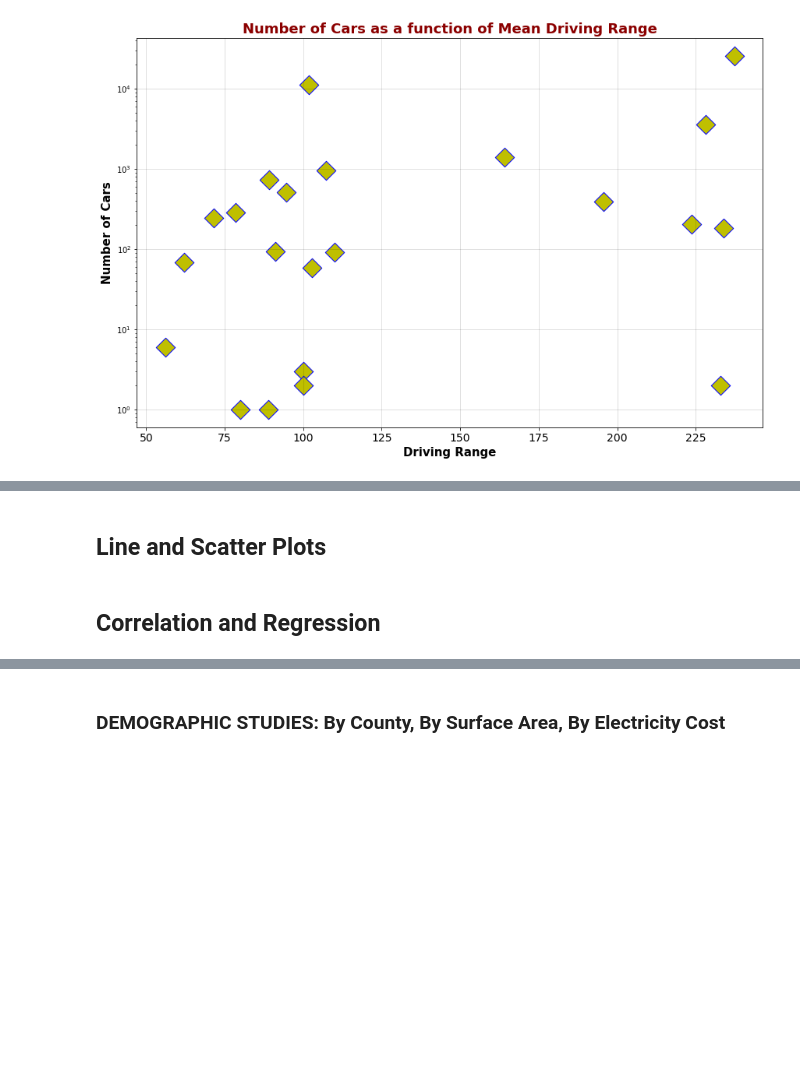
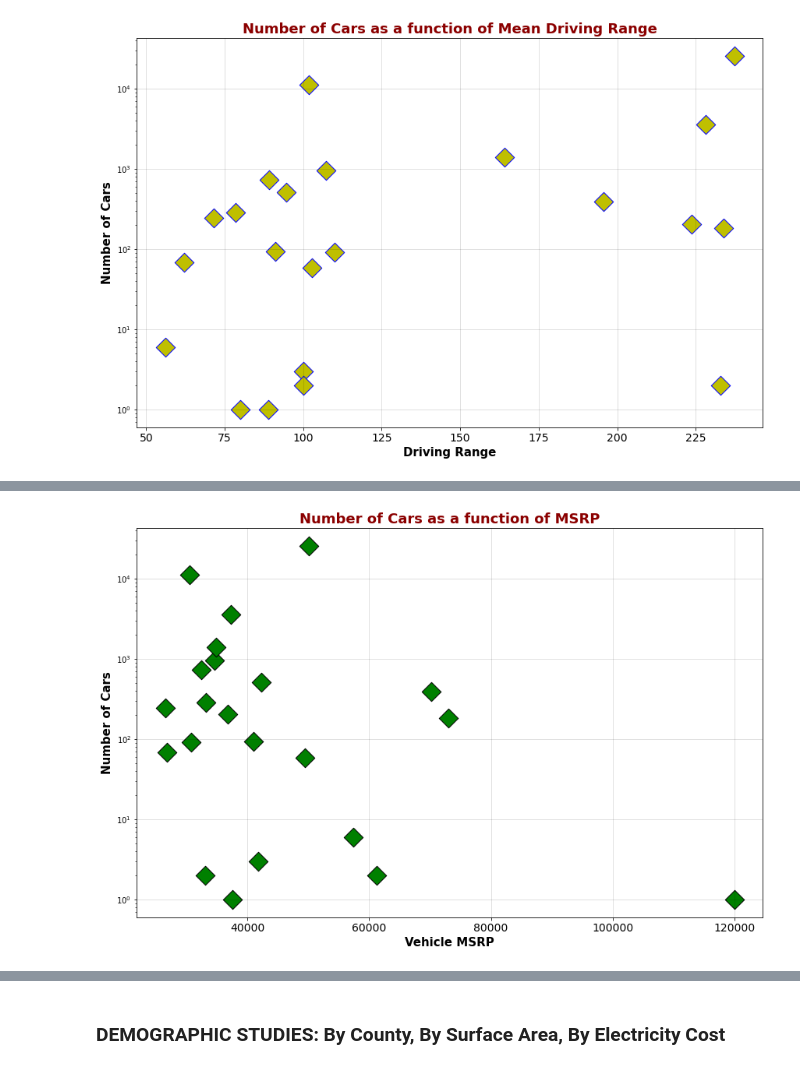
Before and after one commit to fbarillas08/Electric-Vehicles-in-WashingtonState, a Jupyter notebook: Project1_EV_WashingtonState.ipynb, the cells around one changed output, grey strips where cells are left out. Drawn from its saved outputs; the diff is of its cells as text; code cells hidden in the pictures; blank space fills up the shorter version.

```diff
--- a/Project1_EV_WashingtonState.ipynb
+++ b/Project1_EV_WashingtonState.ipynb
@@ -436,2 +356,0 @@ Ceftamin_df = clean_study_results[clean_study_results.Drug_Regimen == "Ceftamin"
-# %% [markdown]
-## Line and Scatter Plots
@@ -442,2 +356,0 @@ Ceftamin_df = clean_study_results[clean_study_results.Drug_Regimen == "Ceftamin"
-# %% [markdown]
-## Correlation and Regression
@@ -446,0 +357,24 @@ Ceftamin_df = clean_study_results[clean_study_results.Drug_Regimen == "Ceftamin"
+# %%
+## Scatter Plot of # Cars as a function of Price (MSRP)
+
+BEV_Per_Make_df.sort_values('Mean_MSRP', inplace =True, ascending = True)
+
+x_axis = BEV_Per_Make_df['Mean_MSRP']
+y_values=BEV_Per_Make_df['Cars']
+
+fig4 = plt.figure(figsize =(12,8))
+
+plt.scatter(x_axis, y_values, marker ="D", s= 300, facecolor = 'g', edgecolor = 'k', alpha = 1.0)
+
+plt.title("Number of Cars as a function of MSRP", fontsize = 18, fontweight ='bold', color='darkred')
+plt.xlabel("Vehicle MSRP", fontsize = 15, fontweight ='bold')
+plt.ylabel("Number of Cars", fontsize = 15, fontweight ='bold')
+
+plt.xticks(fontsize = 14, color = 'k', rotation = 0)
+plt.yscale("log")
+
+plt.grid(color='k', alpha = 0.15)
+
+plt.tight_layout(pad=0.8, w_pad=1.4, h_pad=1.0)
+# %% [output]
+[figure, added]
```
Also changed, not shown: parts of 28 cells of this notebook.
